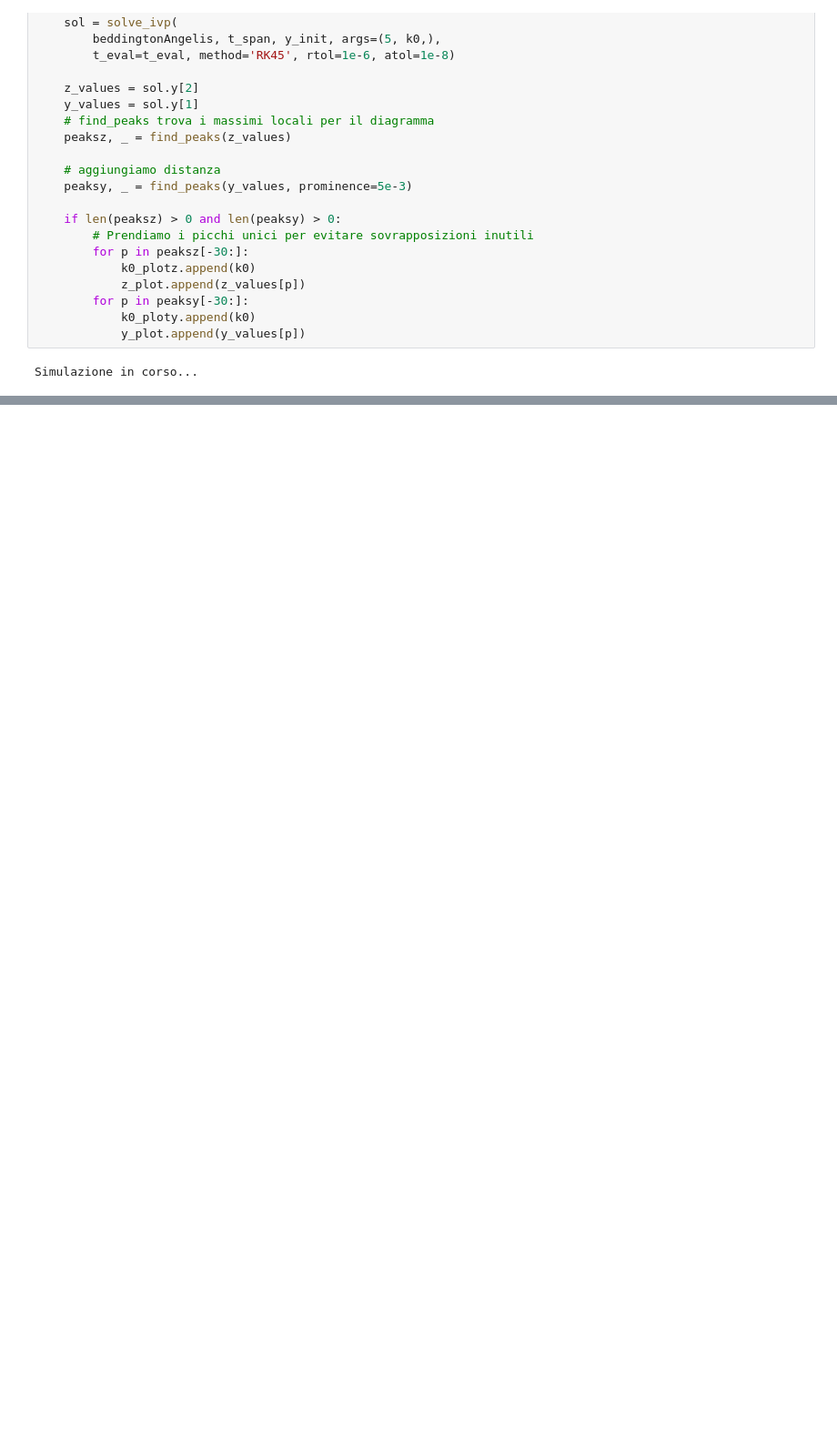
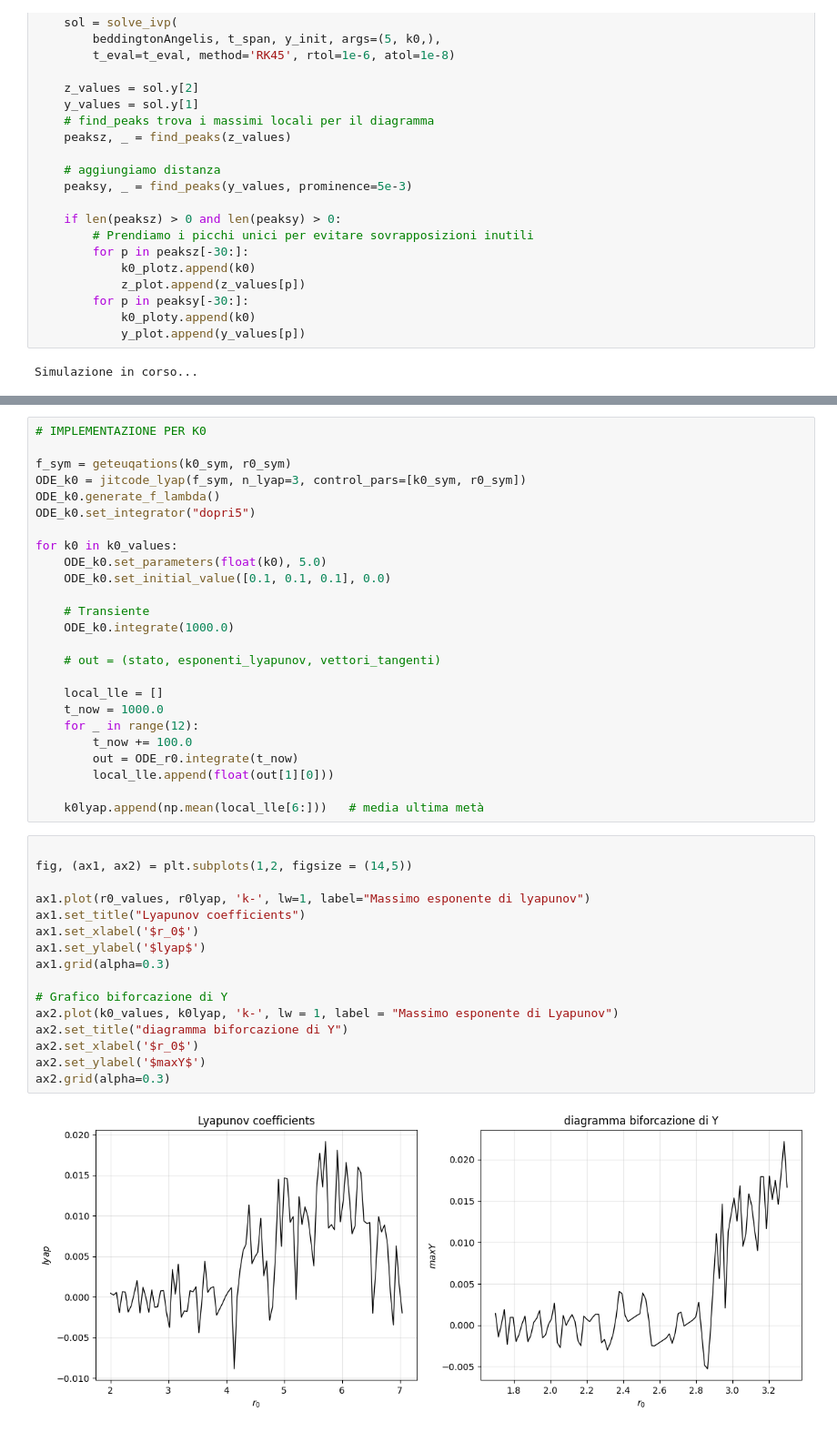
Before and after one commit to nicksonPeanuts/siscomplessi, a Jupyter notebook: progetto/project.ipynb, the cells around one changed output, grey strips where cells are left out. Shown at 91% size. Cells and saved outputs as stored; diff of their text form; blank space fills up the shorter version.

Commit message:
finita simulazione lyapunov.... da sistemare numericamente

```diff
--- a/progetto/project.ipynb
+++ b/progetto/project.ipynb
@@ -355,0 +421,43 @@ NameError: name 'plotresults' is not defined
+# %%
+# IMPLEMENTAZIONE PER K0
+
+f_sym = geteuqations(k0_sym, r0_sym)
+ODE_k0 = jitcode_lyap(f_sym, n_lyap=3, control_pars=[k0_sym, r0_sym])
+ODE_k0.generate_f_lambda()
+ODE_k0.set_integrator("dopri5")
+
+for k0 in k0_values:
+    ODE_k0.set_parameters(float(k0), 5.0)
+    ODE_k0.set_initial_value([0.1, 0.1, 0.1], 0.0)
+
+    # Transiente
+    ODE_k0.integrate(1000.0)
+
+    # out = (stato, esponenti_lyapunov, vettori_tangenti)
+
+    local_lle = []
+    t_now = 1000.0
+    for _ in range(12):
+        t_now += 100.0
+        out = ODE_r0.integrate(t_now)
+        local_lle.append(float(out[1][0]))
+
+    k0lyap.append(np.mean(local_lle[6:]))   # media ultima metà
+# %%
+
+fig, (ax1, ax2) = plt.subplots(1,2, figsize = (14,5))
+
+ax1.plot(r0_values, r0lyap, 'k-', lw=1, label="Massimo esponente di lyapunov")
+ax1.set_title("Lyapunov coefficients")
+ax1.set_xlabel('$r_0$')
+ax1.set_ylabel('$lyap$')
+ax1.grid(alpha=0.3)
+
+# Grafico biforcazione di Y
+ax2.plot(k0_values, k0lyap, 'k-', lw = 1, label = "Massimo esponente di Lyapunov")
+ax2.set_title("diagramma biforcazione di Y")
+ax2.set_xlabel('$r_0$')
+ax2.set_ylabel('$maxY$')
+ax2.grid(alpha=0.3)
+# %% [output]
+[figure, added]
```
Also changed, not shown: parts of 6 cells of this notebook.
